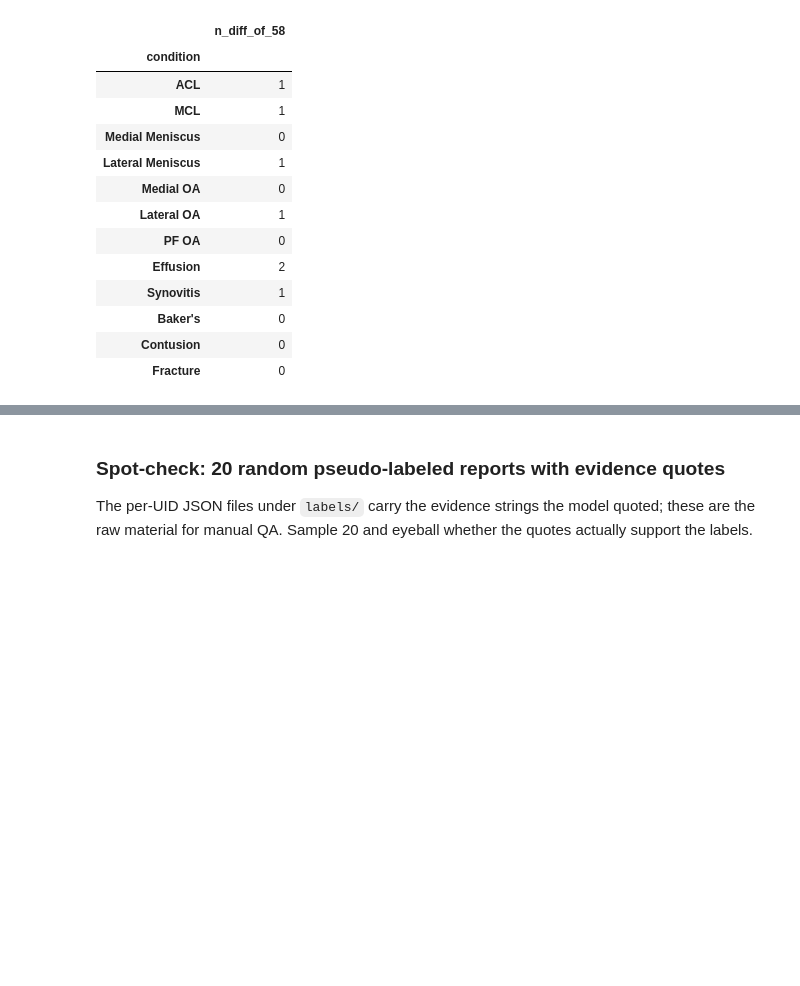
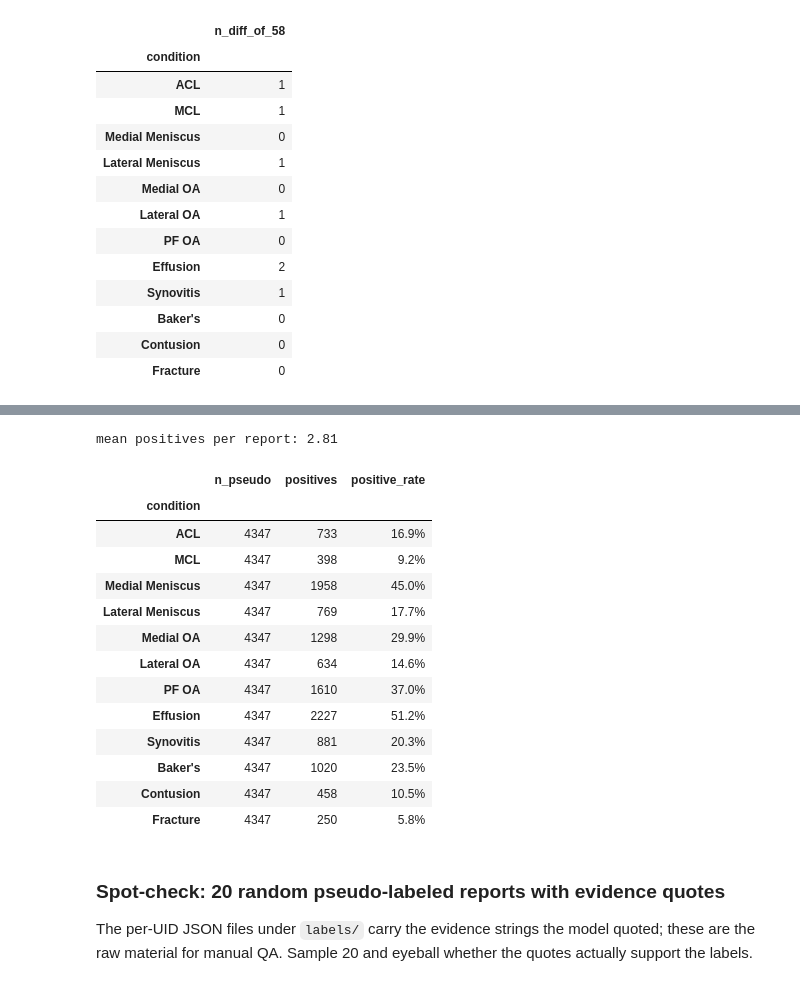
Before and after one commit to gperdrizet/RSNA-knee-abnormality, a Jupyter notebook: notebooks/02-label_extraction.ipynb, the cells around one changed output, grey strips where cells are left out. Saved outputs shown, nothing was run; the diff lists cells and outputs as text; code cells hidden in the pictures; blank space fills up the shorter version.

```diff
--- a/notebooks/02-label_extraction.ipynb
+++ b/notebooks/02-label_extraction.ipynb
@@ -816,24 +860,40 @@ AttributeError: module 'configuration' has no attribute 'MERGED_CSV_NAME'
 # %%
-# Pseudo-label distribution: how 'abnormal' does the pseudo-labeled cohort
-# look? (Sanity check: expect a skewed, mostly-zero distribution.)
+# Pseudo-label distribution: how 'abnormal' does the pseudo-labeled cohort look? (Sanity check: expect a skewed, mostly-zero distribution.)
 if merged is not None:
-    pseudo = merged[merged['label_source'] == config.LABEL_SOURCE_PSEUDO].copy()
+
+    pseudo = merged[merged['label_source'] == 'pseudo'].copy()
     ok = ~pseudo['pseudo_status'].isin(['failed', 'unparseable'])
     pos = (pseudo.loc[ok, label_cols].fillna(0) == 1).sum()
 
     dist = pd.DataFrame({
         'condition': label_cols,
         'n_pseudo': int(ok.sum()),
         'positives': pos.values,
         'positive_rate': (pos / ok.sum()).map(lambda x: f'{x:.1%}'),
     }).set_index('condition')
 
     print(
         'mean positives per report:',
         round(pseudo.loc[ok, label_cols].fillna(0).sum(axis=1).mean(), 2)
     )
 
-    dist
+    display(dist)
+# %% [output]
+mean positives per report: 2.81
+|  | n_pseudo | positives | positive_rate |
+| condition |  |  |  |
+| ACL | 4347 | 733 | 16.9% |
+| MCL | 4347 | 398 | 9.2% |
+| Medial Meniscus | 4347 | 1958 | 45.0% |
+| Lateral Meniscus | 4347 | 769 | 17.7% |
+| Medial OA | 4347 | 1298 | 29.9% |
+| Lateral OA | 4347 | 634 | 14.6% |
+| PF OA | 4347 | 1610 | 37.0% |
+| Effusion | 4347 | 2227 | 51.2% |
+| Synovitis | 4347 | 881 | 20.3% |
+| Baker's | 4347 | 1020 | 23.5% |
+| Contusion | 4347 | 458 | 10.5% |
+| Fracture | 4347 | 250 | 5.8% |
 # %% [markdown]
 ### Spot-check: 20 random pseudo-labeled reports with evidence quotes
 
```
Also changed, not shown: parts of 18 cells of this notebook, 2 other files.
